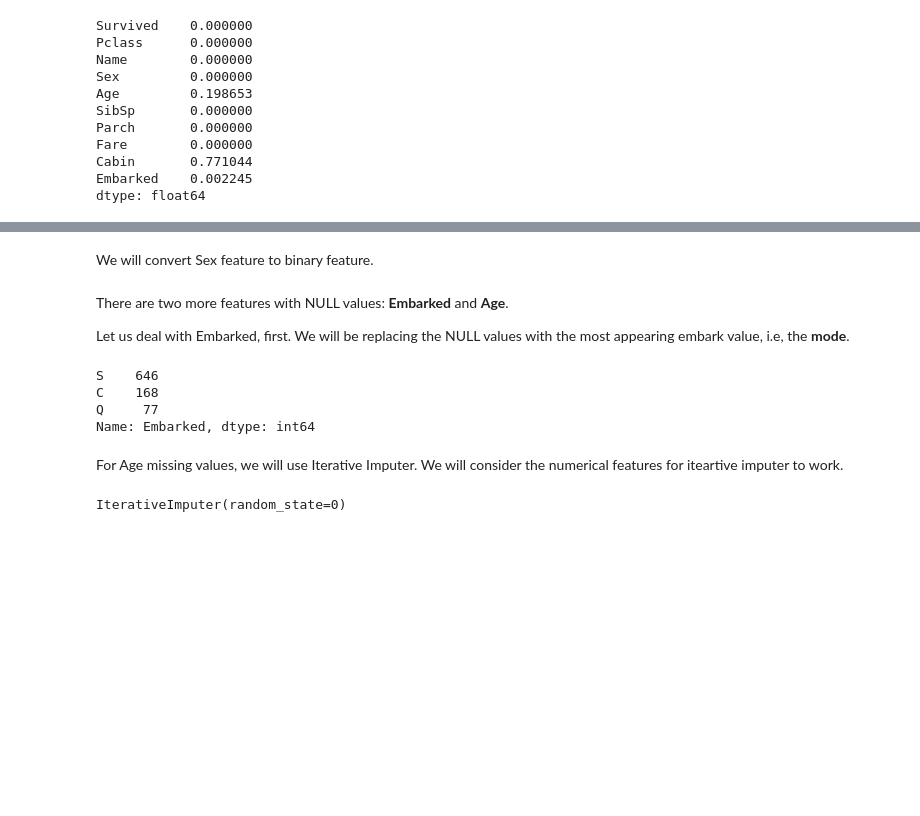
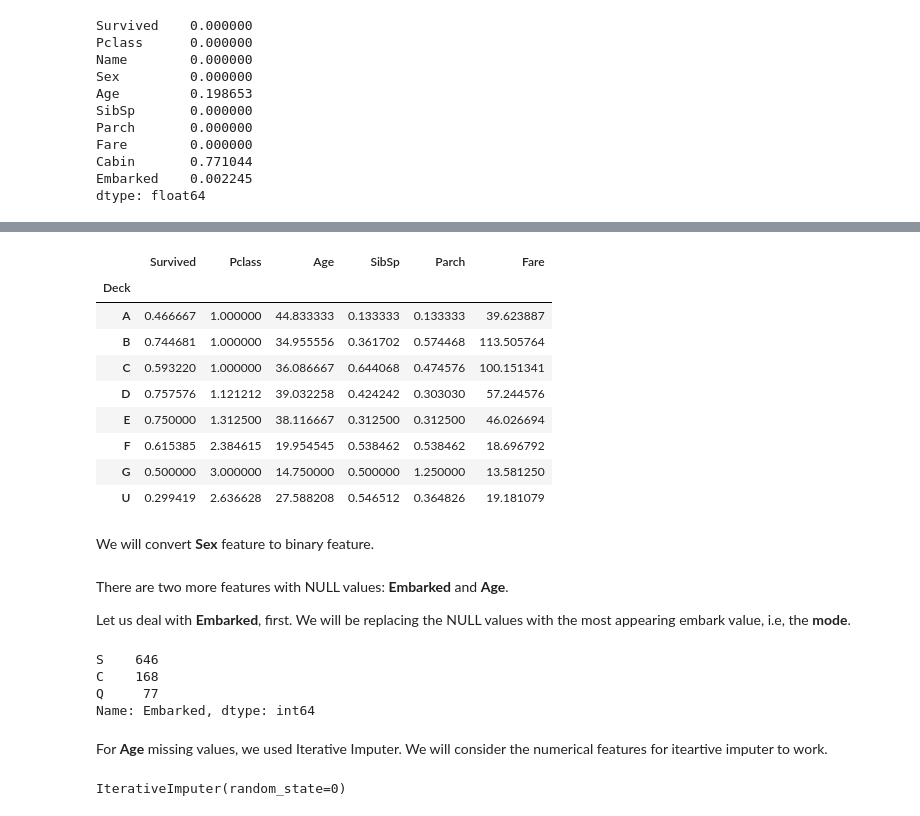
Before and after one commit to soumikg08/Titanic_Data, a Jupyter notebook: titanic_solutions_soumik copy.ipynb, the cells around one changed output, grey strips where cells are left out. Drawn from its saved outputs; the diff is of its cells as text; code cells hidden in the pictures; blank space fills up the shorter version.

```diff
--- a/titanic_solutions_soumik copy.ipynb
+++ b/titanic_solutions_soumik copy.ipynb
@@ -127,12 +161,25 @@ test_df.Cabin = test_df.Cabin.astype(int)
+# %%
+train_df.groupby('Deck').mean()
+# %% [output]
+|  | Survived | Pclass | Age | SibSp | Parch | Fare |
+| Deck |  |  |  |  |  |  |
+| A | 0.466667 | 1.000000 | 44.833333 | 0.133333 | 0.133333 | 39.623887 |
+| B | 0.744681 | 1.000000 | 34.955556 | 0.361702 | 0.574468 | 113.505764 |
+| C | 0.593220 | 1.000000 | 36.086667 | 0.644068 | 0.474576 | 100.151341 |
+| D | 0.757576 | 1.121212 | 39.032258 | 0.424242 | 0.303030 | 57.244576 |
+| E | 0.750000 | 1.312500 | 38.116667 | 0.312500 | 0.312500 | 46.026694 |
+| F | 0.615385 | 2.384615 | 19.954545 | 0.538462 | 0.538462 | 18.696792 |
+| G | 0.500000 | 3.000000 | 14.750000 | 0.500000 | 1.250000 | 13.581250 |
+| U | 0.299419 | 2.636628 | 27.588208 | 0.546512 | 0.364826 | 19.181079 |
 # %% [markdown]
-We will convert Sex feature to binary feature.
+We will convert **Sex** feature to binary feature.
 # %%
 train_df.Sex.replace({'male':0,'female':1}, inplace=True)
 test_df.Sex.replace({'male':0,'female':1}, inplace=True)
 # %% [markdown]
 There are two more features with NULL values: **Embarked** and **Age**.
 
-Let us deal with Embarked, first. We will be replacing the NULL values with the most appearing embark value, i.e, the **mode**.
+Let us deal with **Embarked**, first. We will be replacing the NULL values with the most appearing embark value, i.e, the **mode**.
 # %%
 train_df.Embarked = train_df.Embarked.fillna(train_df.Embarked.mode()[0])
 test_df.Embarked = test_df.Embarked.fillna(train_df.Embarked.mode()[0])
@@ -143,6 +190,6 @@ C    168
 Q     77
 Name: Embarked, dtype: int64
 # %% [markdown]
-For Age missing values, we will use Iterative Imputer. We will consider the numerical features for iteartive imputer to work.
+For **Age** missing values, we used Iterative Imputer. We will consider the numerical features for iteartive imputer to work.
 # %%
 numerical_feat_names = ['Pclass', 'Sex', 'Age', 'SibSp', 'Parch', 'Fare']
```
Also changed, not shown: parts of 74 cells of this notebook, 3 other files.
